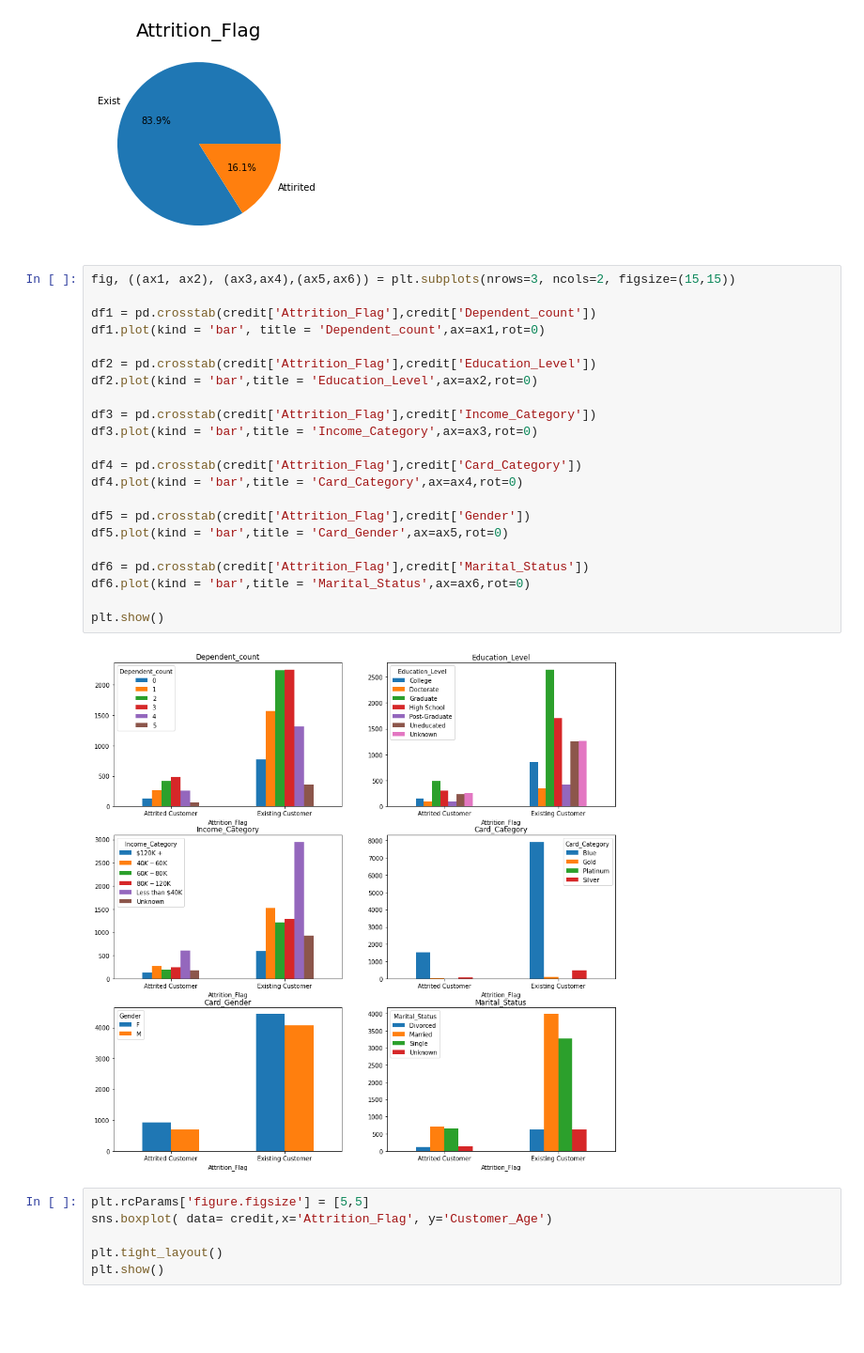
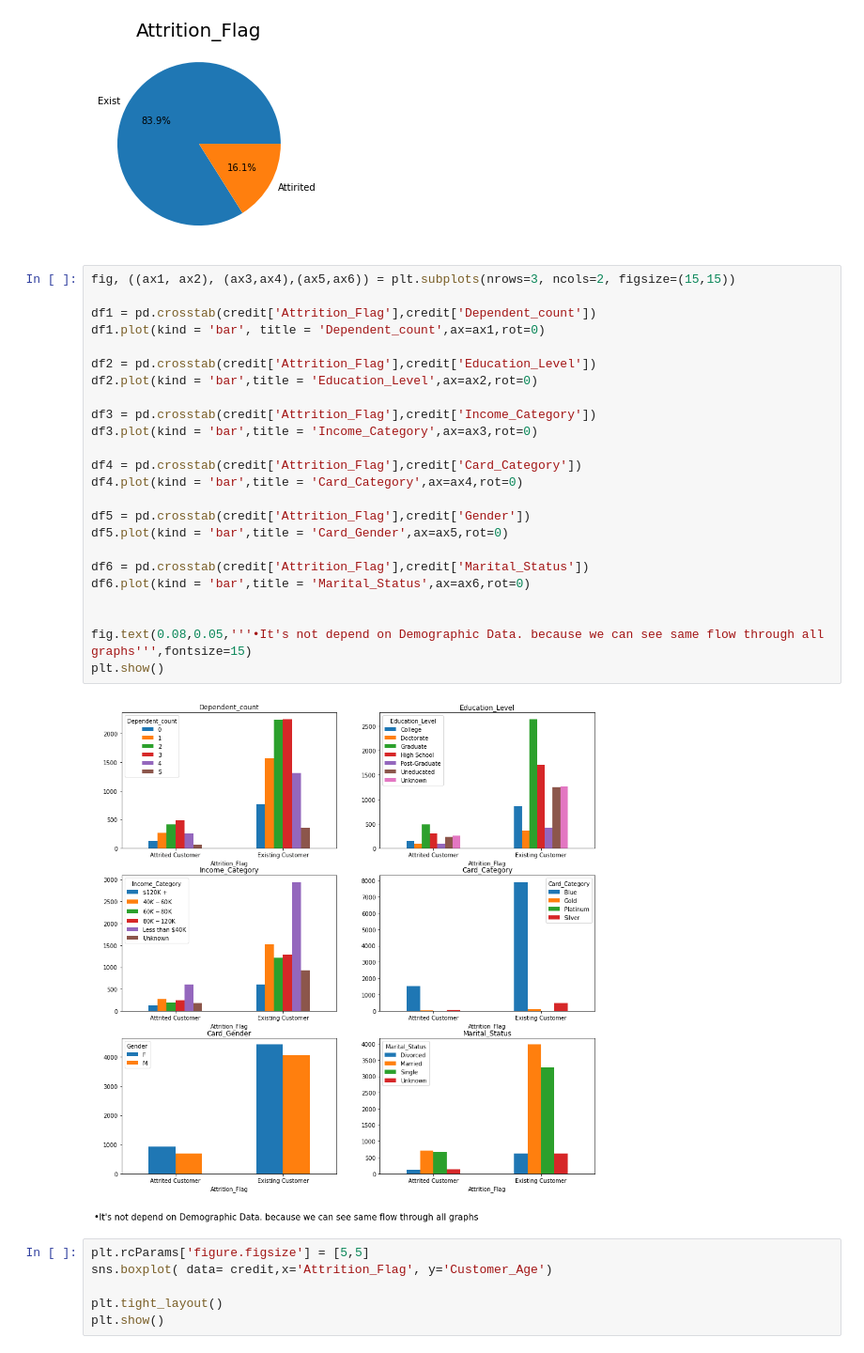
Before and after one commit to JamieSoy/analysis_data, a Jupyter notebook: Credit_Churn_final .ipynb, the cells around one changed output. Shown at 94% size. Drawn from its saved outputs; the diff is of its cells as text; blank space fills up the shorter version.

```diff
--- a/Credit_Churn_final .ipynb
+++ b/Credit_Churn_final .ipynb
@@ -57,27 +57,29 @@ plt.show()
 # %%
 fig, ((ax1, ax2), (ax3,ax4),(ax5,ax6)) = plt.subplots(nrows=3, ncols=2, figsize=(15,15))
 
 df1 = pd.crosstab(credit['Attrition_Flag'],credit['Dependent_count'])
 df1.plot(kind = 'bar', title = 'Dependent_count',ax=ax1,rot=0)
 
 df2 = pd.crosstab(credit['Attrition_Flag'],credit['Education_Level'])
 df2.plot(kind = 'bar',title = 'Education_Level',ax=ax2,rot=0)
 
 df3 = pd.crosstab(credit['Attrition_Flag'],credit['Income_Category'])
 df3.plot(kind = 'bar',title = 'Income_Category',ax=ax3,rot=0)
 
 df4 = pd.crosstab(credit['Attrition_Flag'],credit['Card_Category'])
 df4.plot(kind = 'bar',title = 'Card_Category',ax=ax4,rot=0)
 
 df5 = pd.crosstab(credit['Attrition_Flag'],credit['Gender'])
 df5.plot(kind = 'bar',title = 'Card_Gender',ax=ax5,rot=0)
 
 df6 = pd.crosstab(credit['Attrition_Flag'],credit['Marital_Status'])
 df6.plot(kind = 'bar',title = 'Marital_Status',ax=ax6,rot=0)
 
+
+fig.text(0.08,0.05,'''•It's not depend on Demographic Data. because we can see same flow through all graphs''',fontsize=15)
 plt.show()
 # %% [output]
-[figure, old version]
+[figure, new version]
 # %%
 plt.rcParams['figure.figsize'] = [5,5]
 sns.boxplot( data= credit,x='Attrition_Flag', y='Customer_Age')
```
Also changed, not shown: parts of 6 cells of this notebook.
